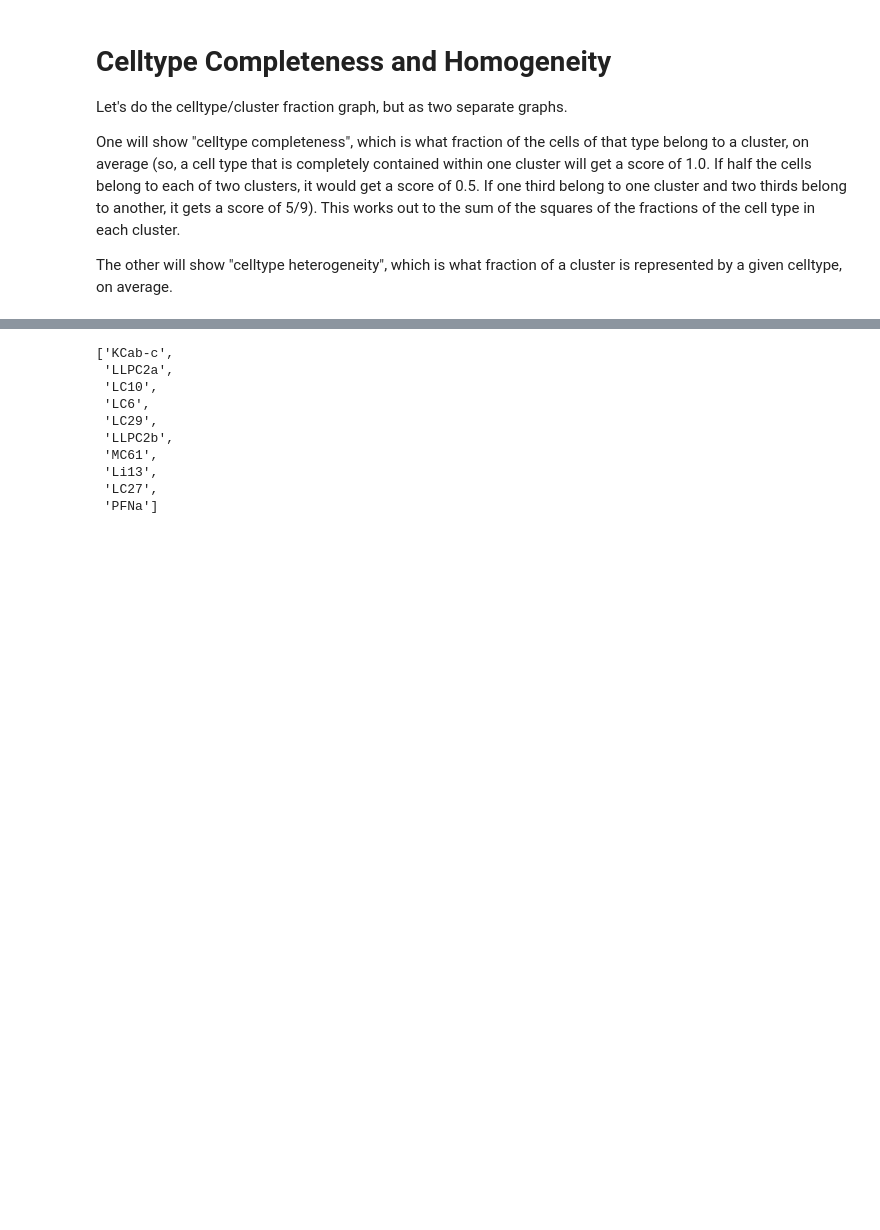
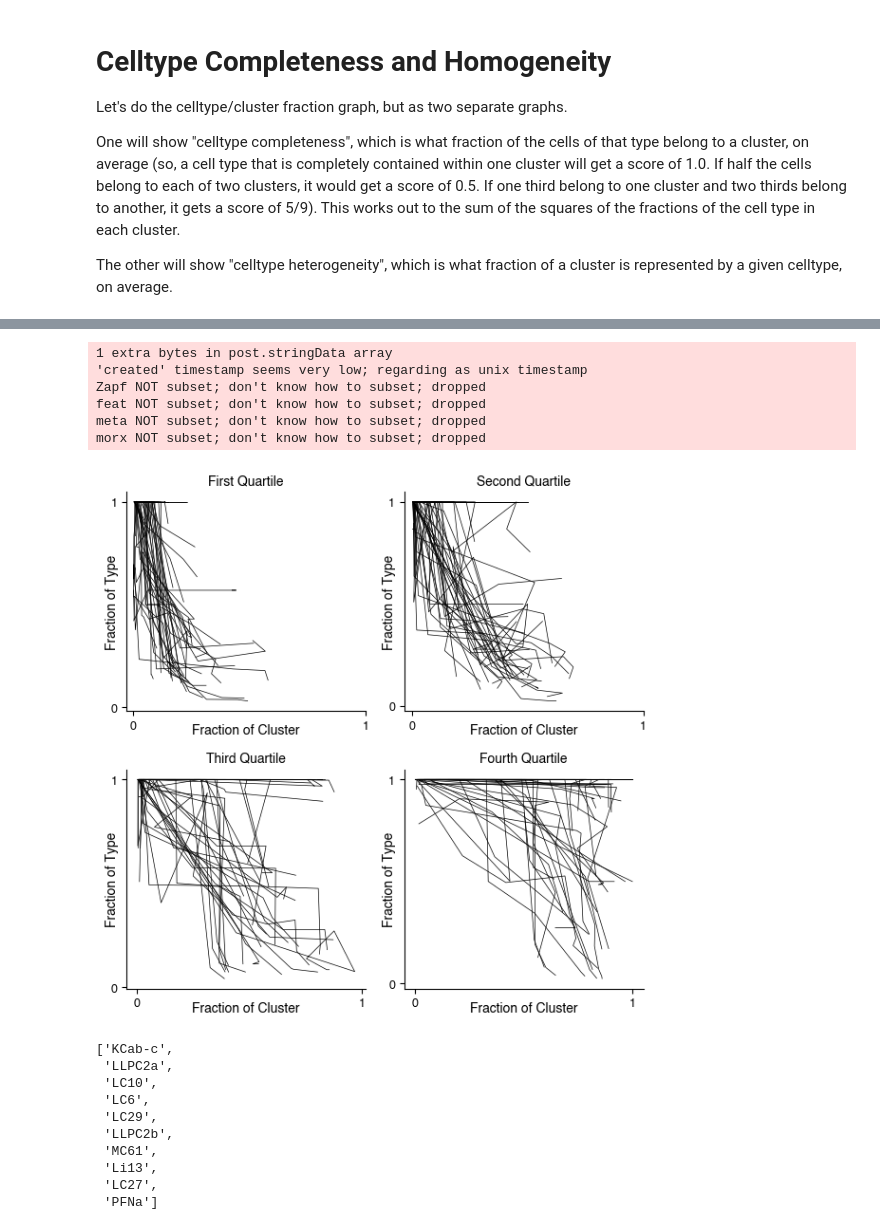
Before and after one commit to josiclab/flybrain-clustering, a Jupyter notebook: celltype figures.ipynb, the cells around one changed output, grey strips where cells are left out. Drawn from its saved outputs; the diff is of its cells as text; code cells hidden in the pictures; blank space fills up the shorter version.

```diff
--- a/celltype figures.ipynb
+++ b/celltype figures.ipynb
@@ -1757,3 +1757,33 @@ morx NOT subset; don't know how to subset; dropped
+# %%
+quantiles = np.linspace(0, 1, 5)
+titles = ["First Quartile", "Second Quartile", "Third Quartile", "Fourth Quartile"]
+plt.figure(figsize=(6, 6), tight_layout="tight")
+for i, (ql, qr, title) in enumerate(zip(quantiles[:-1], quantiles[1:], titles)):
+    L = total_interest.rotation.quantile(ql)
+    R = total_interest.rotation.quantile(qr)
+    types = total_interest[(total_interest.rotation >= L) & (total_interest.rotation <= R)].index
+
+    plt.subplot(2,2,i+1)
+    plt.plot(hom.loc[types].values.T, com.loc[types].values.T,
+             linewidth=0.5, color="black")
+
+    plt.xlabel("Fraction of Cluster", fontsize=10, labelpad=-6)
+    plt.ylabel("Fraction of Type", fontsize=10, labelpad=-6)
+    plt.xticks([0,1], fontsize=9)
+    plt.yticks([0,1], fontsize=9)
+    plt.title(title, fontsize=10)
+
+with plt.rc_context({"pdf.fonttype": 42, "ps.fonttype":42}):
+    for ext in ["png", "pdf"]:
+        plt.savefig(os.path.join(figure_dir, "Celltype Change", f"extended_celltype_completeness_vs_homogeneity.{ext}"))
+# %% [output]
+1 extra bytes in post.stringData array
+'created' timestamp seems very low; regarding as unix timestamp
+Zapf NOT subset; don't know how to subset; dropped
+feat NOT subset; don't know how to subset; dropped
+meta NOT subset; don't know how to subset; dropped
+morx NOT subset; don't know how to subset; dropped
+[figure, added]
 # %%
 top10types = total_interest.sort_values("rotation", ascending=False).index.tolist()[:10]
 top20types = total_interest.sort_values("rotation", ascending=False).index.tolist()[:20]
```
Also changed, not shown: parts of 1 cell of this notebook.
